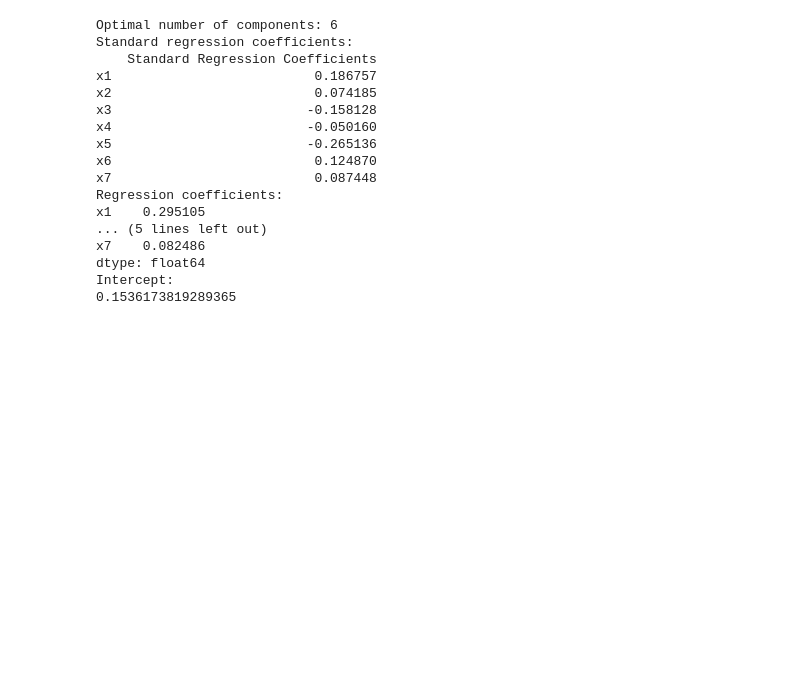
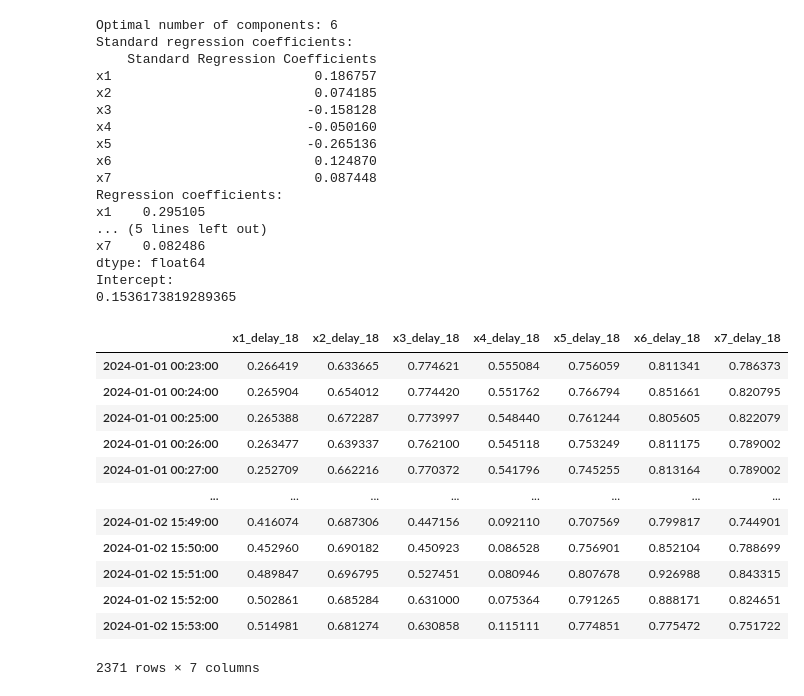
Before and after one commit to mimikousi/regression-model, a Jupyter notebook: pls_regression.ipynb, the cells around one changed output. Cells and saved outputs as stored; diff of their text form; code cells hidden in the pictures; blank space fills up the shorter version.

```diff
--- a/pls_regression.ipynb
+++ b/pls_regression.ipynb
@@ -294,0 +310,16 @@ Intercept:
+# %%
+X
+# %% [output]
+|  | x1_delay_18 | x2_delay_18 | x3_delay_18 | x4_delay_18 | x5_delay_18 | x6_delay_18 | x7_delay_18 |
+| 2024-01-01 00:23:00 | 0.266419 | 0.633665 | 0.774621 | 0.555084 | 0.756059 | 0.811341 | 0.786373 |
+| 2024-01-01 00:24:00 | 0.265904 | 0.654012 | 0.774420 | 0.551762 | 0.766794 | 0.851661 | 0.820795 |
+| 2024-01-01 00:25:00 | 0.265388 | 0.672287 | 0.773997 | 0.548440 | 0.761244 | 0.805605 | 0.822079 |
+| 2024-01-01 00:26:00 | 0.263477 | 0.639337 | 0.762100 | 0.545118 | 0.753249 | 0.811175 | 0.789002 |
+| 2024-01-01 00:27:00 | 0.252709 | 0.662216 | 0.770372 | 0.541796 | 0.745255 | 0.813164 | 0.789002 |
+| ... | ... | ... | ... | ... | ... | ... | ... |
+| 2024-01-02 15:49:00 | 0.416074 | 0.687306 | 0.447156 | 0.092110 | 0.707569 | 0.799817 | 0.744901 |
+| 2024-01-02 15:50:00 | 0.452960 | 0.690182 | 0.450923 | 0.086528 | 0.756901 | 0.852104 | 0.788699 |
+| 2024-01-02 15:51:00 | 0.489847 | 0.696795 | 0.527451 | 0.080946 | 0.807678 | 0.926988 | 0.843315 |
+| 2024-01-02 15:52:00 | 0.502861 | 0.685284 | 0.631000 | 0.075364 | 0.791265 | 0.888171 | 0.824651 |
+| 2024-01-02 15:53:00 | 0.514981 | 0.681274 | 0.630858 | 0.115111 | 0.774851 | 0.775472 | 0.751722 |
+2371 rows × 7 columns
```
Also changed, not shown: parts of 3 cells of this notebook, 6 other files.
